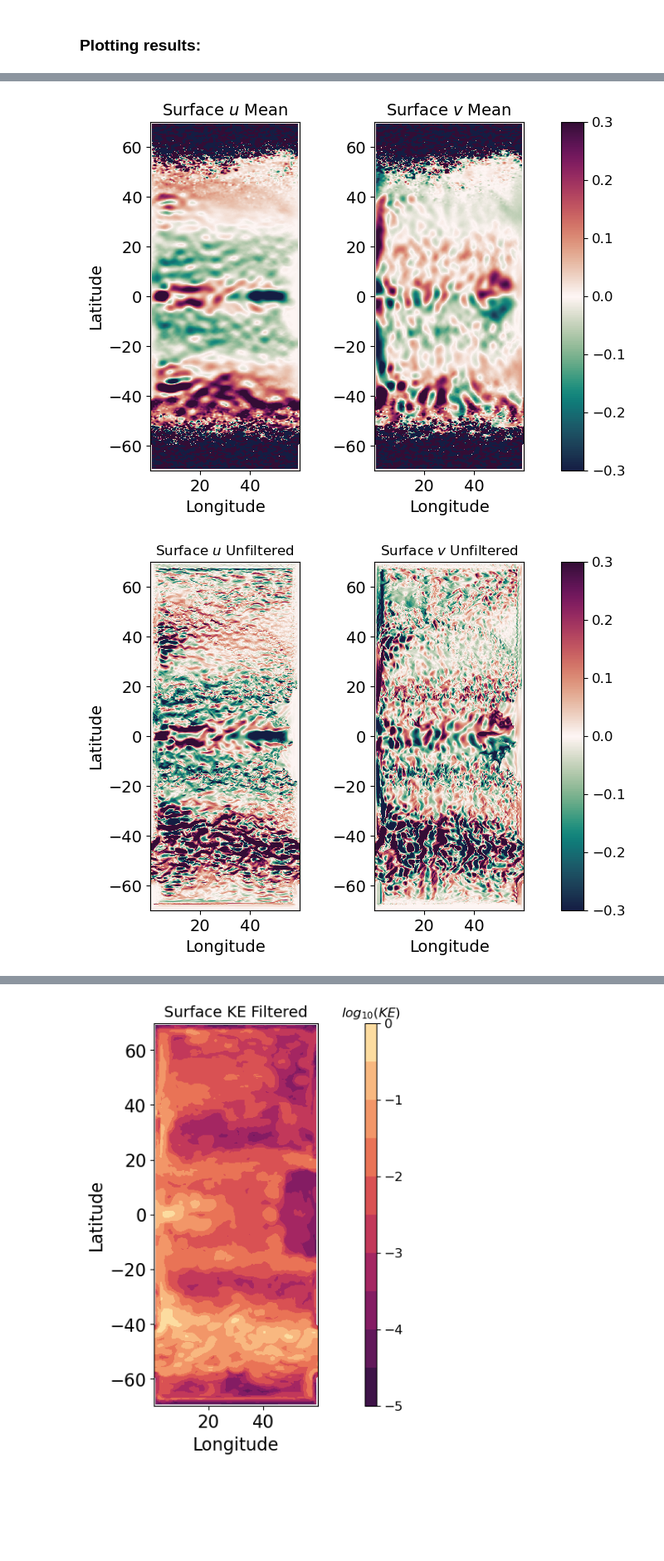
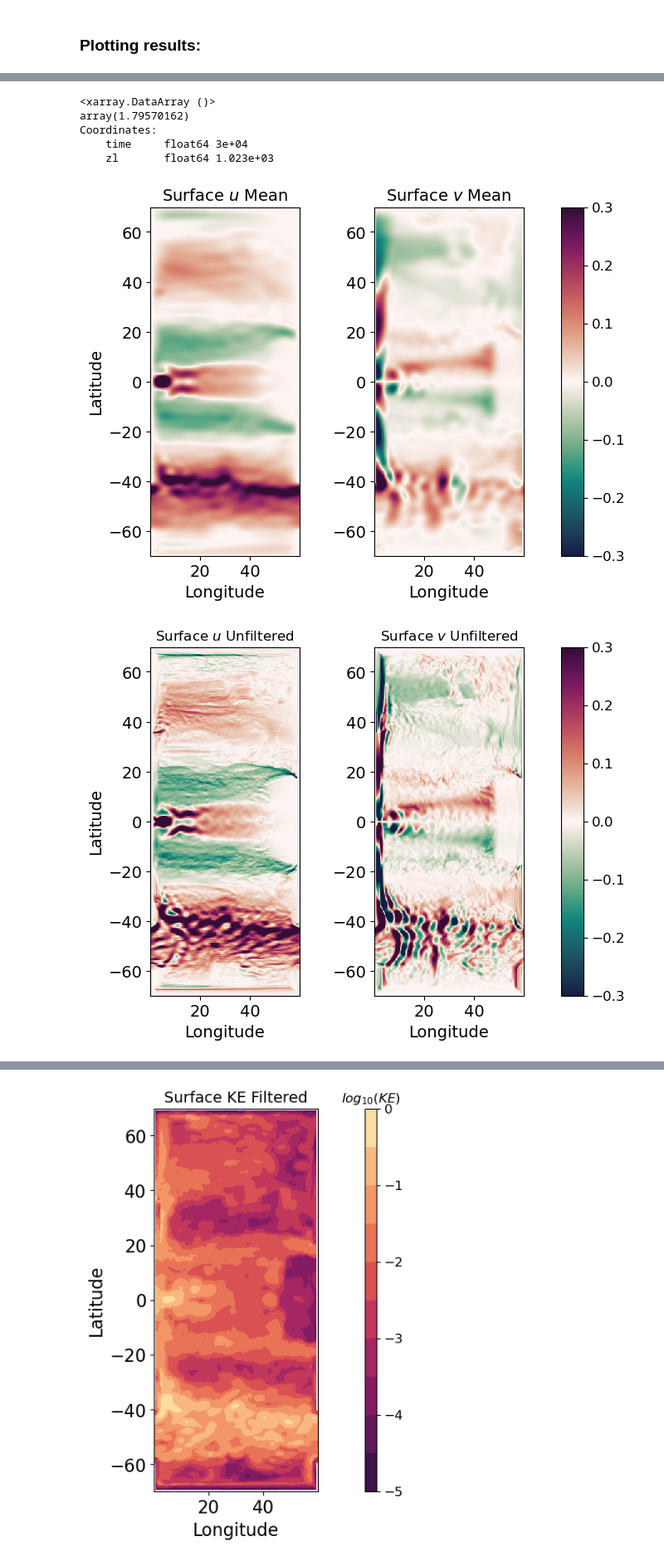
Before and after one commit to ElizabethYankovsky/Neverworld2-Analysis, a Jupyter notebook: GCM-filters-tutorial.ipynb, the cells around one changed output, grey strips where cells are left out. Shown at 83% size. Saved outputs shown, nothing was run; the diff lists cells and outputs as text; code cells hidden in the pictures; blank space fills up the shorter version.

```diff
--- a/GCM-filters-tutorial.ipynb
+++ b/GCM-filters-tutorial.ipynb
@@ -50,10 +43,0 @@ av     = xr.open_dataset('run%i/averages_000%i.nc' % (run, end_time-500+2), deco
-# %%
-%cd /glade/p/univ/unyu0004/neerajab/NeverWorld2/
-run=33; factor = 1440/86400 #1/32 degree NeverWorld setup
-fs=xr.open_dataset('run%i/static.nc' % (run), decode_times=False)
-os=xr.open_dataset('run%i/ocean.stats.nc' % (run), decode_times=False)
-forcing=xr.open_dataset('run%i/forcing_00002000.nc' % (run), decode_times=False)
-init=xr.open_dataset('run33/MOM_IC.nc', decode_times=False)
-av=xr.open_mfdataset(['run33/averages_00001502.nc','run33/averages_00001602.nc', 'run33/averages_00001702.nc', 'run33/averages_00001802.nc', 'run33/averages_00001902.nc'],decode_times=False,combine='by_coords')
-# print(av)
-%cd /glade/p/univ/unyu0004/eyankovsky/NeverWorld_analysis/
@@ -209,11 +256,16 @@ Filter(filter_scale=500000, dx_min=array(9518.17259783), filter_shape=<FilterSha
 # %% [markdown]
 ### Interpolating the velocities onto thickness points:
 # %%
-ufull = av.u[-1,:,:,:];
-u_interp= grid.interp(ufull,axis='X').fillna(0.)
+%%time
 
-vfull = av.v[-1,:,:,:];
-v_interp=grid.interp(vfull,axis='Y').fillna(0.)
+#u_interp and v_interp are the unfiltered velocities we will work with below.
+ufull = av.u[:,:,:,:];
+u_interp= grid.interp(ufull,axis='X')#.fillna(0.)
 
-h = (av.h[:,:,:,:]).mean(dim='time').fillna(0.)
+vfull = av.v[:,:,:,:];
+v_interp=grid.interp(vfull,axis='Y')#.fillna(0.)
+
+h = (av.h[:,:,:,:]).mean(dim='time')#.fillna(0.)
 depth=fs.depth_ocean
+
+print('done')
@@ -325,3 +502,12 @@ cbar.ax.tick_params(labelsize=12);
+# %%
+test = v_eddy[0,0,:,:].differentiate('xh')
+np.max(test)
+# %% [output]
+<xarray.DataArray ()>
+array(1.79570162)
+Coordinates:
+    time     float64 3e+04
+    zl       float64 1.023e+03
 # %%
 #Plotting filtered (mean) velocities for whole domain
 fig = plt.figure(figsize=(9, 6), dpi=100, facecolor='w', edgecolor='k')
@@ -336,15 +522,15 @@ ax1.set_ylabel('Latitude',fontsize=14)
 ax1.tick_params(labelsize=14);
 ax2.tick_params(labelsize=14)
 
-levels=np.linspace(-5,0,11)
+
 
 ax1.set_title('Surface $u$ Mean',fontsize=14)
 ax2.set_title('Surface $v$ Mean',fontsize=14)
 #var = KEfull_filtered[0,:,:]
 #var[200:360,:]=np.nan
 
-plotted1 =ax1.pcolorfast(xhp,yhp,u_mean[0,:,:],cmap=cmocean.cm.curl,vmin=-.3,vmax=.3)
-plotted2 =ax2.pcolorfast(xhp,yhp,v_mean[0,:,:],cmap=cmocean.cm.curl,vmin=-.3,vmax=.3)
+plotted1 =ax1.pcolor(xhp,yhp,u_mean[:,0,:,:].mean('time'),cmap=cmocean.cm.curl,vmin=-.3,vmax=.3)
+plotted2 =ax2.pcolor(xhp,yhp,(v_mean[:,0,:,:]).mean('time'),cmap=cmocean.cm.curl,vmin=-.3,vmax=.3)
 ax1.set_aspect('equal', 'box')
 ax2.set_aspect('equal', 'box')
 
@@ -354,37 +540,37 @@ cbar.ax.tick_params(labelsize=12);
 #
 plt.show()
 # %% [output]
-[figure, old version]
+[figure, new version]
 # %%
 #Plotting unfiltered velocities for whole domain
 fig = plt.figure(figsize=(9, 6), dpi=100, facecolor='w', edgecolor='k')
 ax1 = fig.add_axes([0.15,0.2,0.3,0.7])
 #axc1 = fig.add_axes([0.45,0.2,0.03,0.7])
 ax2 = fig.add_axes([0.45,0.2,0.3,0.7])
 axc2 = fig.add_axes([.75, 0.2, 0.03, 0.7])
 
 ax1.set_facecolor((0.92, 0.92, 0.92))
 ax1.set_xlabel('Longitude',fontsize=14); ax2.set_xlabel('Longitude',fontsize=14)
 ax1.set_ylabel('Latitude',fontsize=14)
 ax1.tick_params(labelsize=14);
 ax2.tick_params(labelsize=14)
 
 levels=np.linspace(-5,0,11)
 
 ax1.set_title('Surface $u$ Unfiltered',fontsize=12)
 ax2.set_title('Surface $v$ Unfiltered',fontsize=12)
 #var = KEfull_filtered[0,:,:]
 #var[200:360,:]=np.nan
 
-plotted1 =ax1.pcolorfast(xhp,yhp,u_interp[0,:,:],cmap=cmocean.cm.curl,vmin=-0.3,vmax=0.3)
-plotted2 =ax2.pcolorfast(xhp,yhp,v_interp[0,:,:],cmap=cmocean.cm.curl,vmin=-0.3,vmax=0.3)
+plotted1 =ax1.pcolorfast(xhp,yhp,np.nanmean(u_interp[:,0,:,:],axis=0),cmap=cmocean.cm.curl,vmin=-0.3,vmax=0.3)
+plotted2 =ax2.pcolorfast(xhp,yhp,np.nanmean(v_interp[:,0,:,:],axis=0),cmap=cmocean.cm.curl,vmin=-0.3,vmax=0.3)
 ax1.set_aspect('equal', 'box')
 ax2.set_aspect('equal', 'box')
 
 cbar = plt.colorbar(mappable=plotted2, cax=axc2, orientation = 'vertical');
 cbar.ax.tick_params(labelsize=12);
 #ax.set_title('m/s')
 #
 plt.show()
 # %% [output]
-[figure, old version]
+[figure, new version]
```
Also changed, not shown: parts of 35 cells of this notebook, 15 other files.
